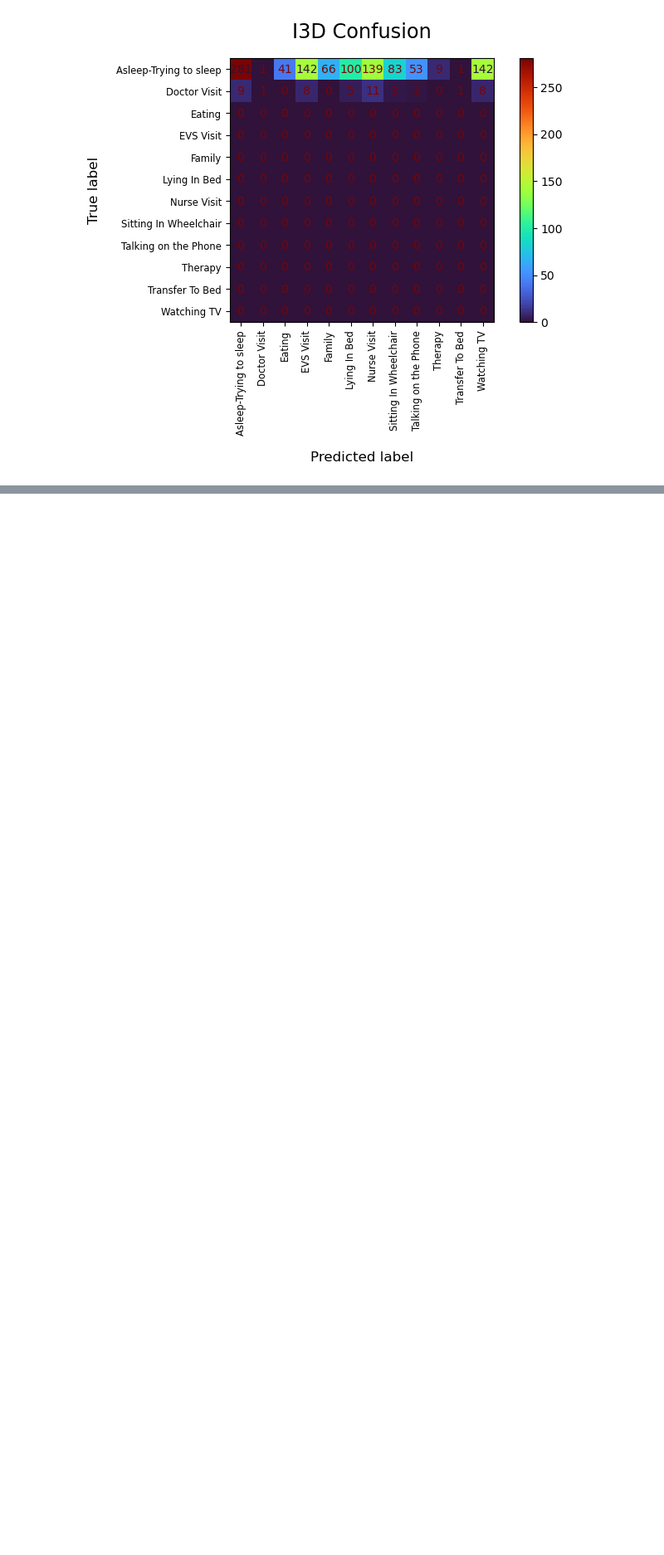
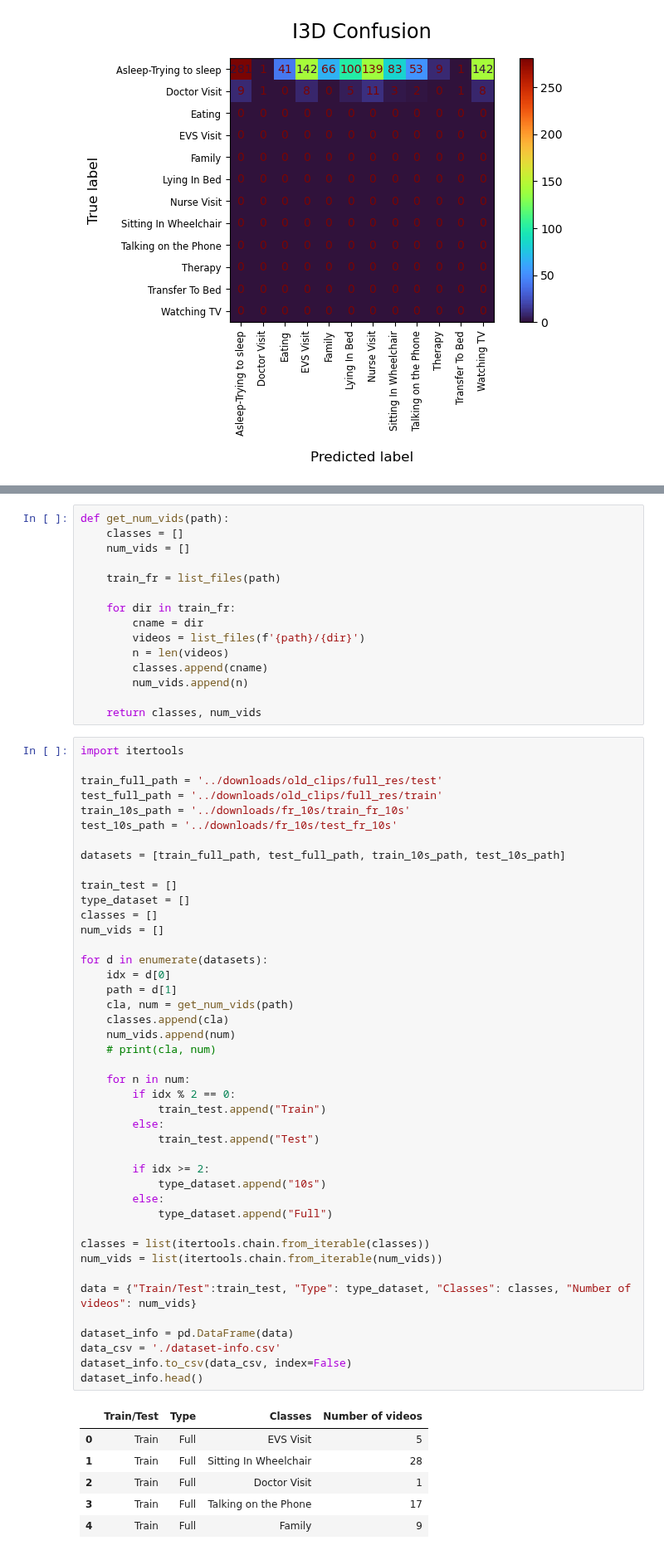
Before and after one commit to AI-For-Wearables-PAM/activity-recog, a Jupyter notebook: utilities/plot-performance.ipynb, the cells around one changed output, grey strips where cells are left out. Shown at 83% size. Drawn from its saved outputs; the diff is of its cells as text; blank space fills up the shorter version.

```diff
--- a/utilities/plot-performance.ipynb
+++ b/utilities/plot-performance.ipynb
@@ -252,0 +265,65 @@ Asleep-Trying to sleep       0.97      0.27      0.42      1058
+# %%
+def get_num_vids(path):
+    classes = []
+    num_vids = []
+
+    train_fr = list_files(path)
+
+    for dir in train_fr:
+        cname = dir
+        videos = list_files(f'{path}/{dir}')
+        n = len(videos)
+        classes.append(cname)
+        num_vids.append(n)
+
+    return classes, num_vids
+# %%
+import itertools
+
+train_full_path = '../downloads/old_clips/full_res/test'
+test_full_path = '../downloads/old_clips/full_res/train'
+train_10s_path = '../downloads/fr_10s/train_fr_10s'
+test_10s_path = '../downloads/fr_10s/test_fr_10s'
+
+datasets = [train_full_path, test_full_path, train_10s_path, test_10s_path]
+
+train_test = []
+type_dataset = []
+classes = []
+num_vids = []
+
+for d in enumerate(datasets):
+    idx = d[0]
+    path = d[1]
+    cla, num = get_num_vids(path)
+    classes.append(cla)
+    num_vids.append(num)
+    # print(cla, num)
+
+    for n in num:
+        if idx % 2 == 0:
+            train_test.append("Train")
+        else:
+            train_test.append("Test")
+
+        if idx >= 2:
+            type_dataset.append("10s")
+        else:
+            type_dataset.append("Full")
+
+classes = list(itertools.chain.from_iterable(classes))
+num_vids = list(itertools.chain.from_iterable(num_vids))
+
+data = {"Train/Test":train_test, "Type": type_dataset, "Classes": classes, "Number of videos": num_vids}
+
+dataset_info = pd.DataFrame(data)
+data_csv = './dataset-info.csv'
+dataset_info.to_csv(data_csv, index=False)
+dataset_info.head()
+# %% [output]
+|  | Train/Test | Type | Classes | Number of videos |
+| 0 | Train | Full | EVS Visit | 5 |
+| 1 | Train | Full | Sitting In Wheelchair | 28 |
+| 2 | Train | Full | Doctor Visit | 1 |
+| 3 | Train | Full | Talking on the Phone | 17 |
+| 4 | Train | Full | Family | 9 |
```
Also changed, not shown: parts of 3 cells of this notebook, 4 other files.
